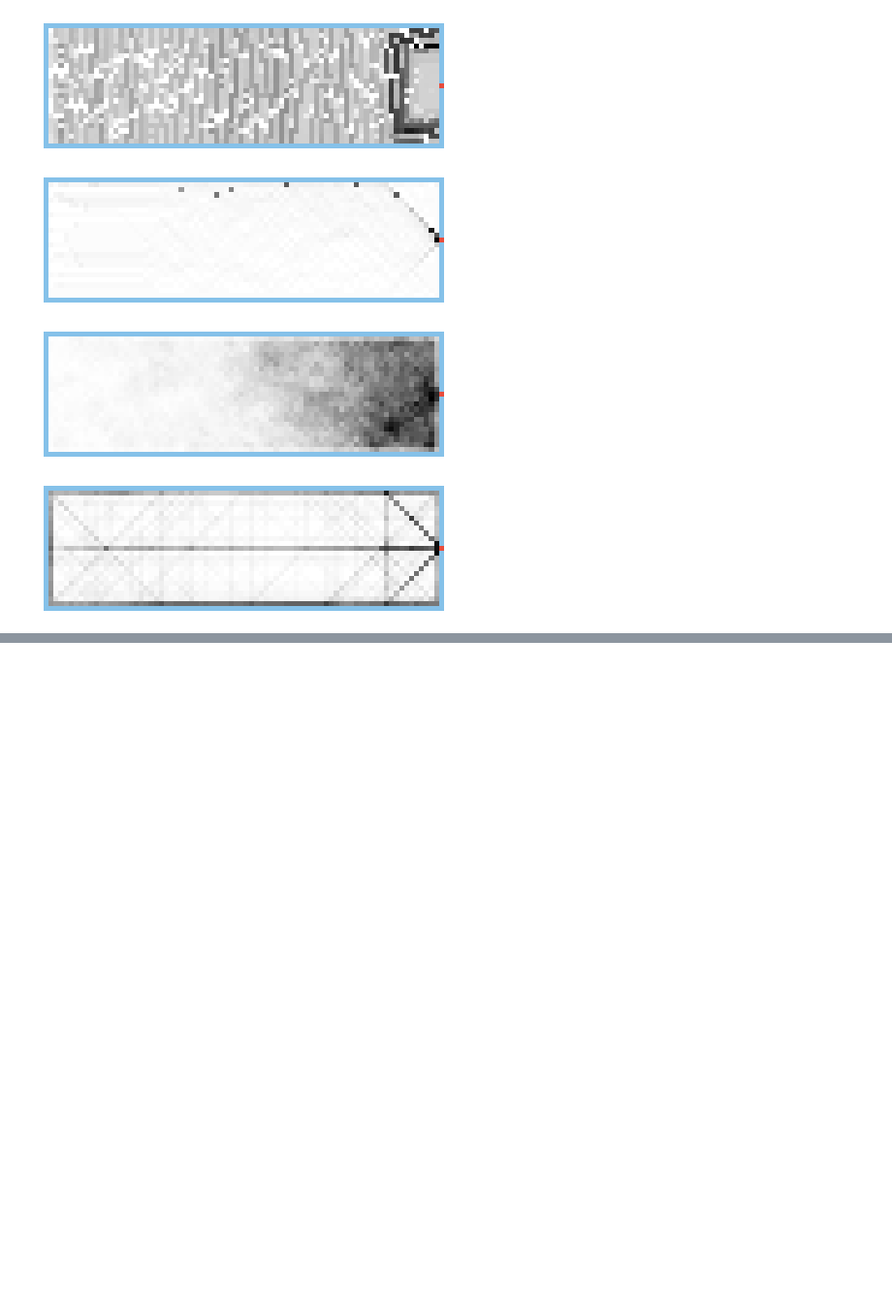
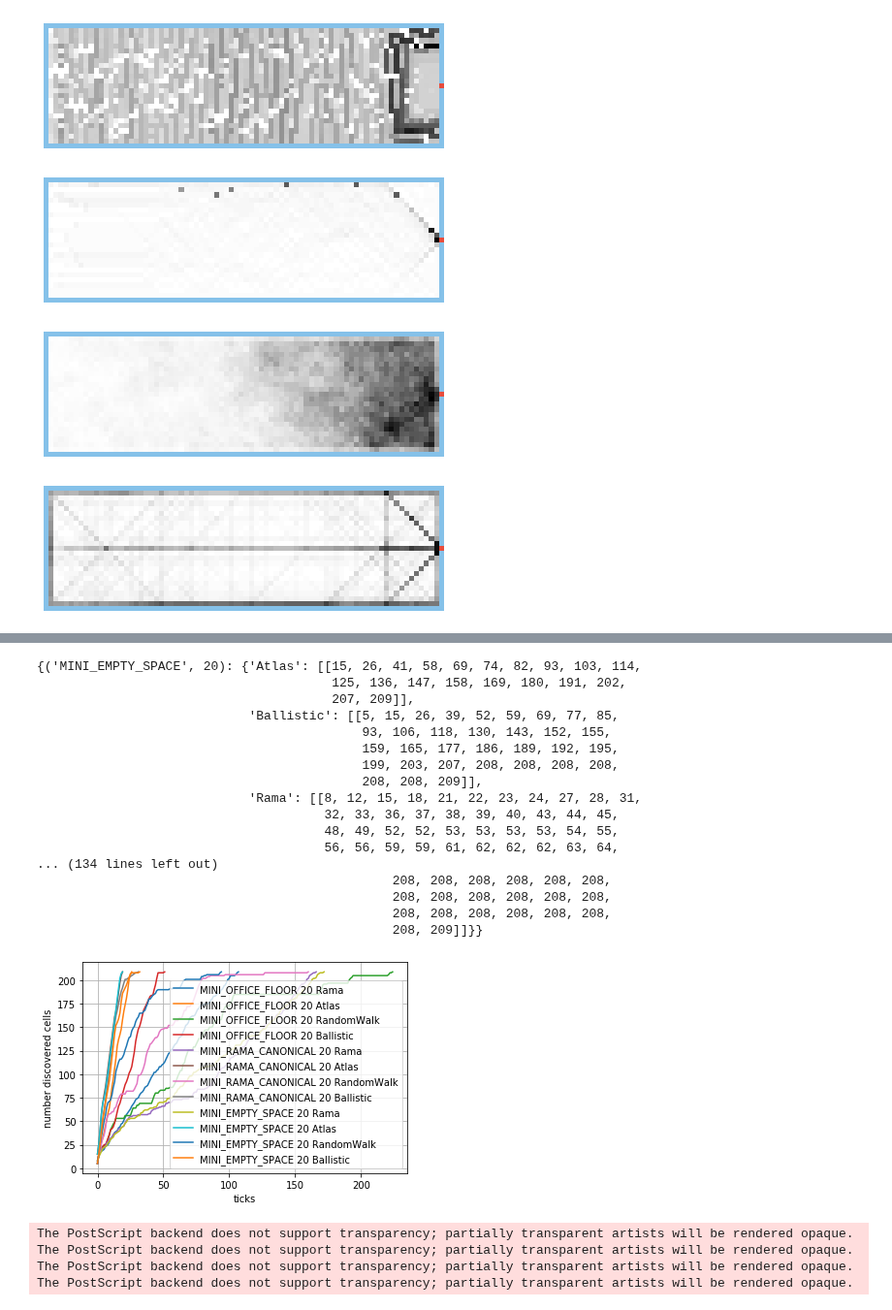
Before and after one commit to openwsn-berkeley/Atlas, a Jupyter notebook: DrawResults.ipynb, the cells around one changed output, grey strips where cells are left out. Shown at 97% size. Drawn from its saved outputs; the diff is of its cells as text; code cells hidden in the pictures; blank space fills up the shorter version.

```diff
--- a/DrawResults.ipynb
+++ b/DrawResults.ipynb
@@ -1,4 +1,6 @@
 # %%
+import os
+import pprint
 import random
 import statistics
 import scipy.stats
@@ -8,6 +10,8 @@ import matplotlib.pyplot as plt
 import json
 import AtlasScenarios
 %matplotlib inline
+
+pp =  pprint.PrettyPrinter(compact=True)
 # %%
 '''
 ###############################################################################
@@ -50,7 +54,13 @@ for run in log:
 
     fig.tight_layout(pad=0, h_pad=0, w_pad=0)
     plt.axis('off')
-    fig.savefig('heatmap_{0}_{1}.eps'.format(run['scenarioName'][len('SCENARIO_'):],run['navAlg'][len('Navigation'):]),bbox_inches='tight')
+    '''
+    fig.savefig(
+        os.path.join('plots','completion_ratio.eps')
+        'heatmap_{0}_{1}.eps'.format(run['scenarioName'][len('SCENARIO_'):],run['navAlg'][len('Navigation'):]),
+        bbox_inches='tight',
+    )
+    '''
     plt.show()
 # %% [output]
 [figure]
@@ -135,0 +137,67 @@ Mapping Profile
+# %%
+'''
+###############################################################################
+Mapping Profile
+###############################################################################
+'''
+
+#=== gather data
+
+with open('AtlasLog_200428180256.json','r') as f:
+    log = json.loads(f.read())
+
+#=== gather data
+
+data     = {}
+for run in log:
+    scenarioName = run['scenarioName'][len('SCENARIO_'):]
+    numRobots    = run['numRobots']
+    navAlg       = run['navAlg'][len('Navigation'):]
+    profile      = run['profile']
+    if (scenarioName,numRobots) not in data:
+        data[(scenarioName,numRobots)] = {}
+    if navAlg not in data[(scenarioName,numRobots)]:
+        data[(scenarioName,numRobots)][navAlg] = []
+    data[(scenarioName,numRobots)][navAlg] += [profile]
+
+pp.pprint(data)
+
+#=== create plot
+
+(fig,ax) = plt.subplots()
+lines    = []
+for ((scenario,numRobots),v) in data.items():
+    #if alg!='RandomWalk':
+    #    continue
+    for (alg,v) in v.items():
+        profile   = v[0] # FIXME
+        lines    += [plt.plot(profile,label='{0} {1} {2}'.format(scenario,numRobots,alg))]
+ax.grid(True, zorder=5)
+ax.legend()
+plt.xlabel('ticks')
+plt.ylabel('number discovered cells')
+plt.show()
+fig.savefig(os.path.join('plots','mapping_profile.eps'),bbox_inches='tight')
+# %% [output]
+{('MINI_EMPTY_SPACE', 20): {'Atlas': [[15, 26, 41, 58, 69, 74, 82, 93, 103, 114,
+                                       125, 136, 147, 158, 169, 180, 191, 202,
+                                       207, 209]],
+                            'Ballistic': [[5, 15, 26, 39, 52, 59, 69, 77, 85,
+                                           93, 106, 118, 130, 143, 152, 155,
+                                           159, 165, 177, 186, 189, 192, 195,
+                                           199, 203, 207, 208, 208, 208, 208,
+                                           208, 208, 209]],
+                            'Rama': [[8, 12, 15, 18, 21, 22, 23, 24, 27, 28, 31,
+                                      32, 33, 36, 37, 38, 39, 40, 43, 44, 45,
+                                      48, 49, 52, 52, 53, 53, 53, 53, 54, 55,
+                                      56, 56, 59, 59, 61, 62, 62, 62, 63, 64,
+... (134 lines left out)
+                                               208, 208, 208, 208, 208, 208,
+                                               208, 208, 208, 208, 208, 208,
+                                               208, 208, 208, 208, 208, 208,
+                                               208, 209]]}}
+[figure, added]
+The PostScript backend does not support transparency; partially transparent artists will be rendered opaque.
+The PostScript backend does not support transparency; partially transparent artists will be rendered opaque.
+The PostScript backend does not support transparency; partially transparent artists will be rendered opaque.
+The PostScript backend does not support transparency; partially transparent artists will be rendered opaque.
```
Also changed, not shown: parts of 2 cells of this notebook, 1 other file.
